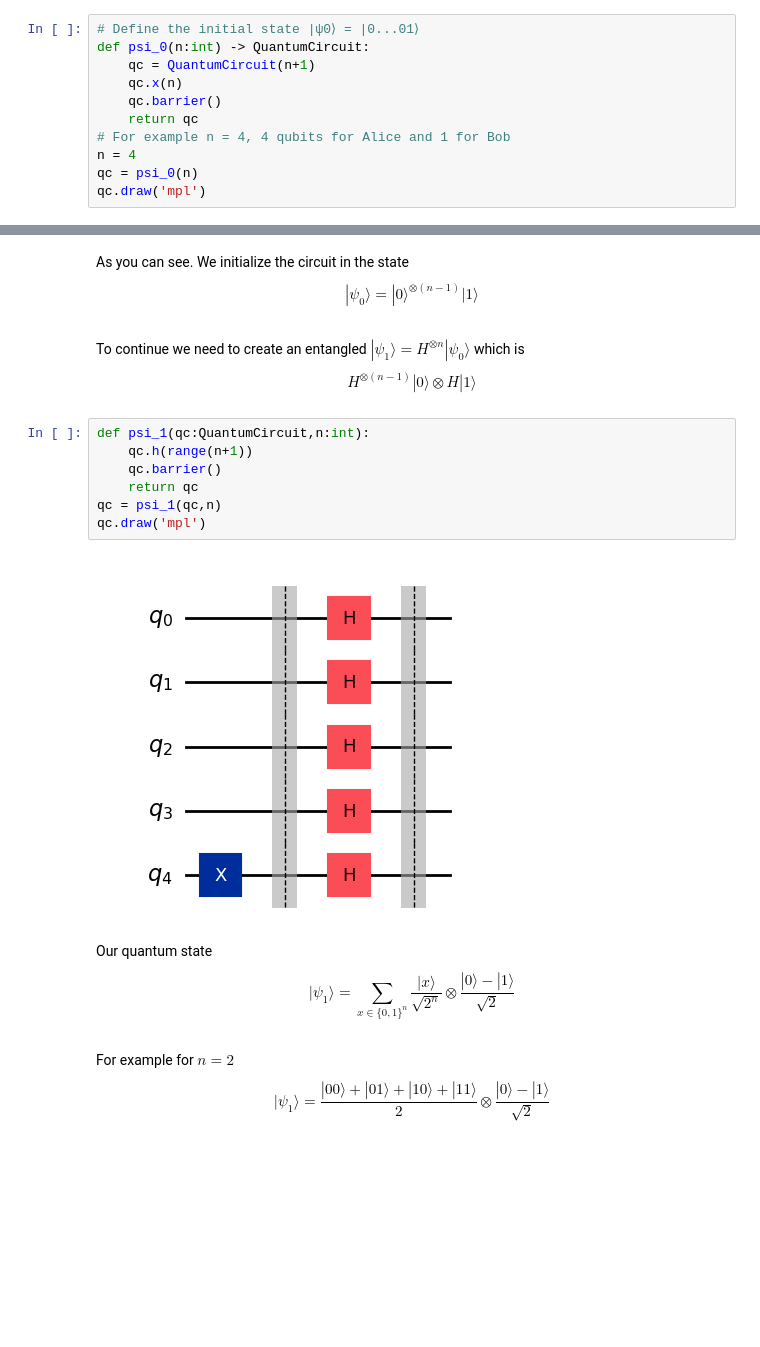
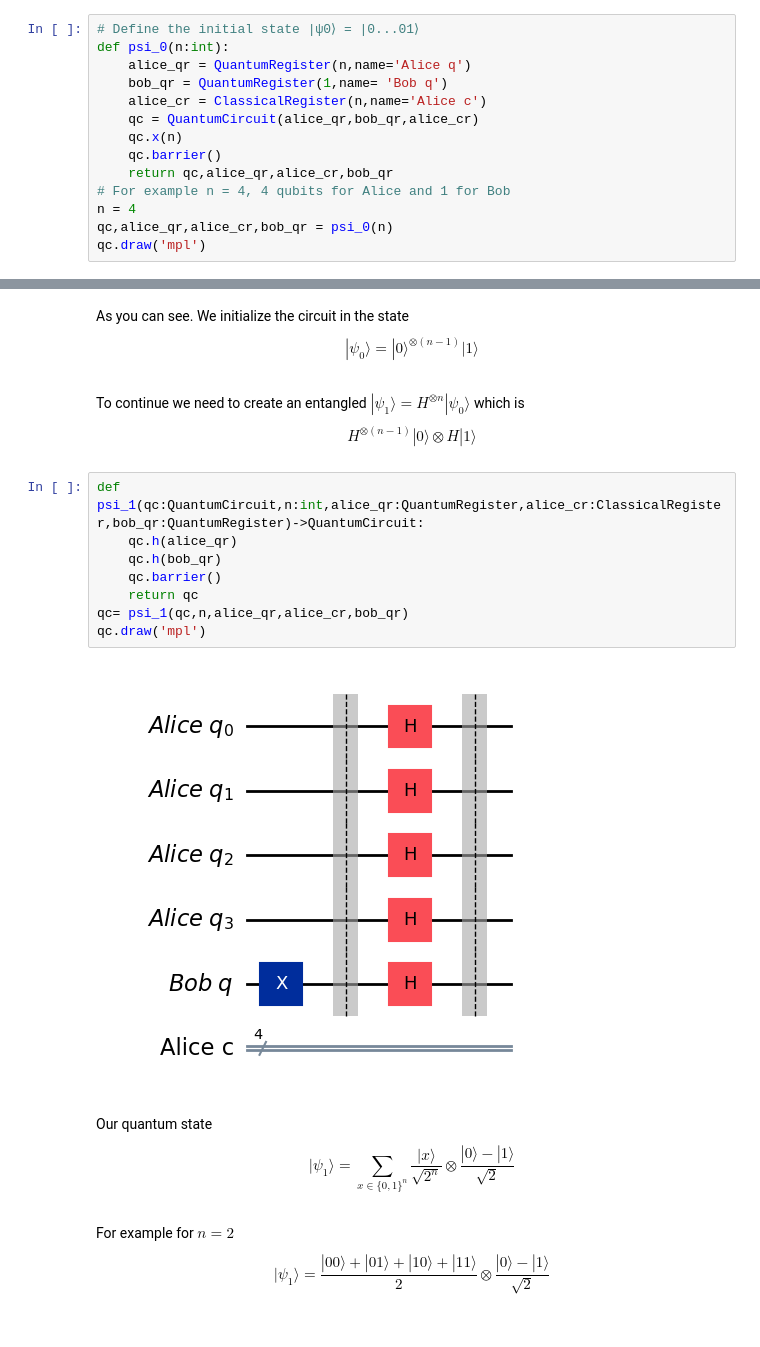
Before and after one commit to Javiifdez/Deutch-Jozsa, a Jupyter notebook: Implementation.ipynb, the cells around one changed output, grey strips where cells are left out. Saved outputs shown, nothing was run; the diff lists cells and outputs as text; blank space fills up the shorter version.

```diff
--- a/Implementation.ipynb
+++ b/Implementation.ipynb
@@ -116,13 +116,16 @@ This is the standard workflow used for implementing all quantum algorithms.
 Firstly we will setup our qubits. This means $|0\rangle^{\otimes n}$ for Alice and $ |1\rangle $ for Bob's qubit.
 # %%
 # Define the initial state |ψ0⟩ = |0...01⟩
-def psi_0(n:int) -> QuantumCircuit:
-    qc = QuantumCircuit(n+1)
+def psi_0(n:int):
+    alice_qr = QuantumRegister(n,name='Alice q')
+    bob_qr = QuantumRegister(1,name= 'Bob q')
+    alice_cr = ClassicalRegister(n,name='Alice c')
+    qc = QuantumCircuit(alice_qr,bob_qr,alice_cr)
     qc.x(n)
     qc.barrier()
-    return qc
+    return qc,alice_qr,alice_cr,bob_qr
 # For example n = 4, 4 qubits for Alice and 1 for Bob
 n = 4
-qc = psi_0(n)
+qc,alice_qr,alice_cr,bob_qr = psi_0(n)
 qc.draw('mpl')
 # %% [output]
@@ -132,14 +135,15 @@ As you can see. We initialize the circuit in the state $$ |\psi_0\rangle = |0\ra
 To continue we need to create an entangled $|\psi_1\rangle =  H^{\otimes n}|\psi_0\rangle $
 which is $$  H^{\otimes (n-1)}|0\rangle  \otimes H|1\rangle$$
 # %%
-def psi_1(qc:QuantumCircuit,n:int):
-    qc.h(range(n+1))
+def psi_1(qc:QuantumCircuit,n:int,alice_qr:QuantumRegister,alice_cr:ClassicalRegister,bob_qr:QuantumRegister)->QuantumCircuit:
+    qc.h(alice_qr)
+    qc.h(bob_qr)
     qc.barrier()
     return qc
-qc = psi_1(qc,n)
+qc= psi_1(qc,n,alice_qr,alice_cr,bob_qr)
 qc.draw('mpl')
 # %% [output]
-[figure, old version]
+[figure, new version]
 # %% [markdown]
 Our quantum state $$ |\psi_1 \rangle = \displaystyle\sum_{x \in \{0,1\}^n}  \frac{|x\rangle}{\sqrt{2^n}} \otimes \frac{|0\rangle - |1\rangle}{\sqrt{2}} $$ <br>
 For example for $ n = 2 $ $$  |\psi_1\rangle = \frac {|00\rangle +|01\rangle + |10\rangle + |11\rangle}{2} \otimes \frac{|0\rangle - |1\rangle}{\sqrt{2}}  $$ <br>
```
Also changed, not shown: parts of 8 cells of this notebook.
